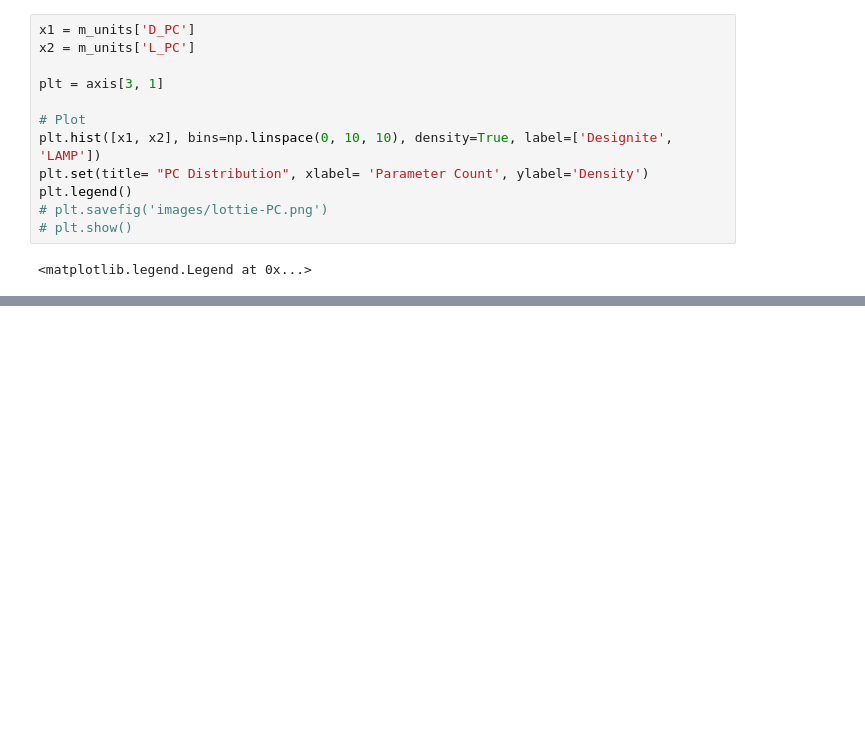
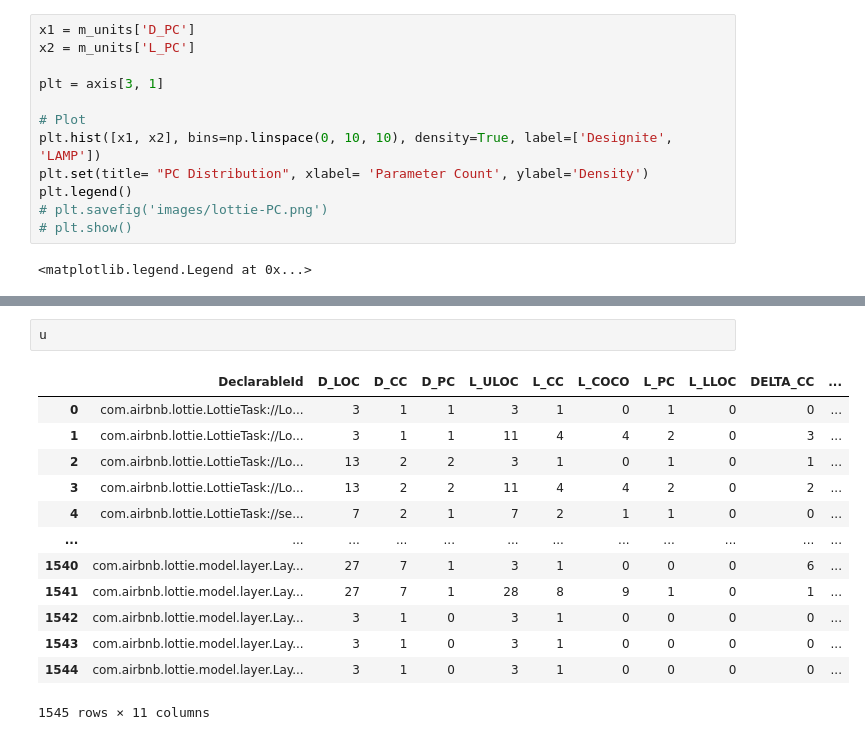
Before and after one commit to MarnickvdA/LAMP-Framework, a Jupyter notebook: evaluation/lottie-android.ipynb, the cells around one changed output, grey strips where cells are left out. Cells and saved outputs as stored; diff of their text form; blank space fills up the shorter version.

```diff
--- a/evaluation/lottie-android.ipynb
+++ b/evaluation/lottie-android.ipynb
@@ -702,0 +726,16 @@ figure
+# %%
+u
+# %% [output]
+|  | DeclarableId | D_LOC | D_CC | D_PC | L_ULOC | L_CC | L_COCO | L_PC | L_LLOC | DELTA_CC | ... |
+| 0 | com.airbnb.lottie.LottieTask://Lo... | 3 | 1 | 1 | 3 | 1 | 0 | 1 | 0 | 0 | ... |
+| 1 | com.airbnb.lottie.LottieTask://Lo... | 3 | 1 | 1 | 11 | 4 | 4 | 2 | 0 | 3 | ... |
+| 2 | com.airbnb.lottie.LottieTask://Lo... | 13 | 2 | 2 | 3 | 1 | 0 | 1 | 0 | 1 | ... |
+| 3 | com.airbnb.lottie.LottieTask://Lo... | 13 | 2 | 2 | 11 | 4 | 4 | 2 | 0 | 2 | ... |
+| 4 | com.airbnb.lottie.LottieTask://se... | 7 | 2 | 1 | 7 | 2 | 1 | 1 | 0 | 0 | ... |
+| ... | ... | ... | ... | ... | ... | ... | ... | ... | ... | ... | ... |
+| 1540 | com.airbnb.lottie.model.layer.Lay... | 27 | 7 | 1 | 3 | 1 | 0 | 0 | 0 | 6 | ... |
+| 1541 | com.airbnb.lottie.model.layer.Lay... | 27 | 7 | 1 | 28 | 8 | 9 | 1 | 0 | 1 | ... |
+| 1542 | com.airbnb.lottie.model.layer.Lay... | 3 | 1 | 0 | 3 | 1 | 0 | 0 | 0 | 0 | ... |
+| 1543 | com.airbnb.lottie.model.layer.Lay... | 3 | 1 | 0 | 3 | 1 | 0 | 0 | 0 | 0 | ... |
+| 1544 | com.airbnb.lottie.model.layer.Lay... | 3 | 1 | 0 | 3 | 1 | 0 | 0 | 0 | 0 | ... |
+1545 rows × 11 columns
```
Also changed, not shown: parts of 22 cells of this notebook, 5 other files.
